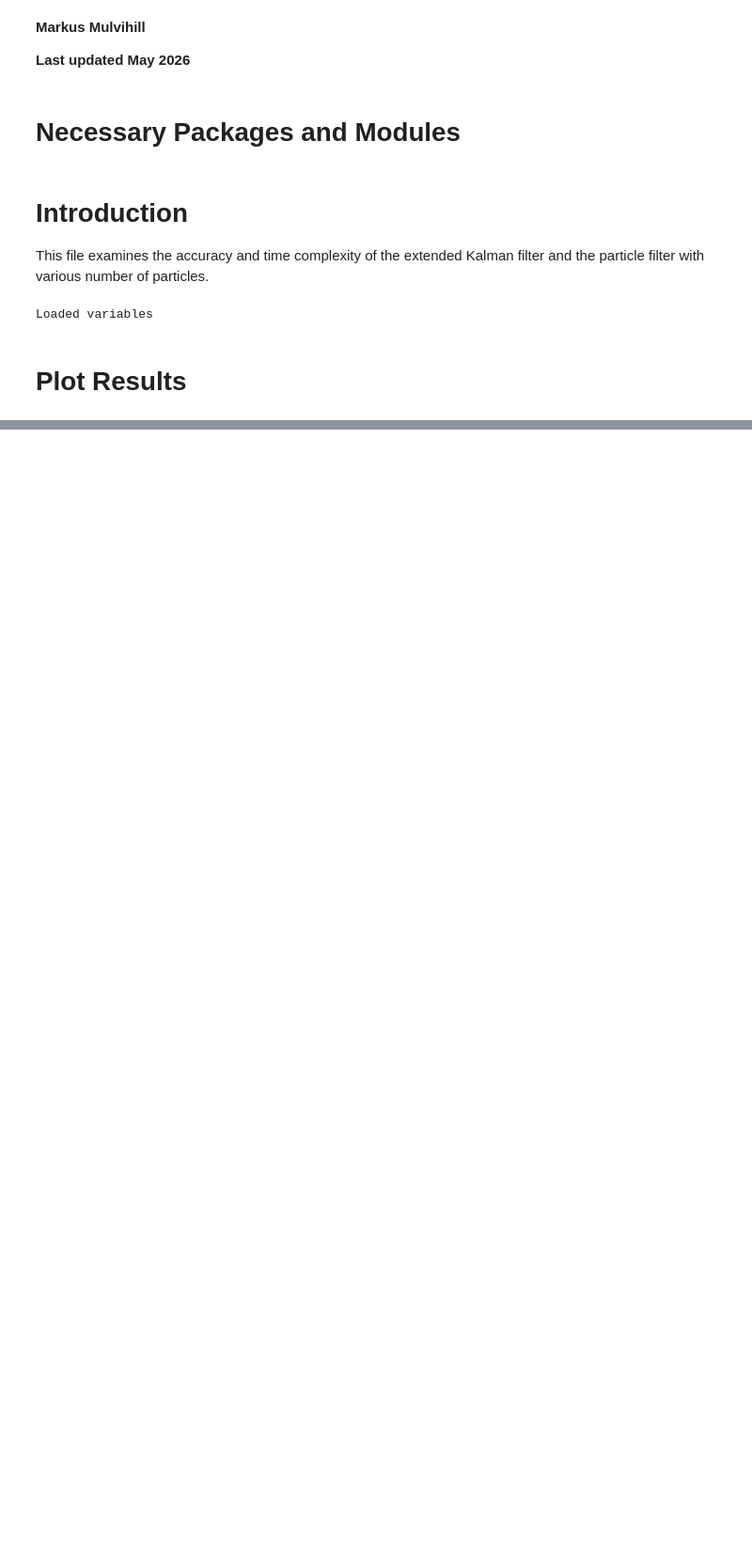
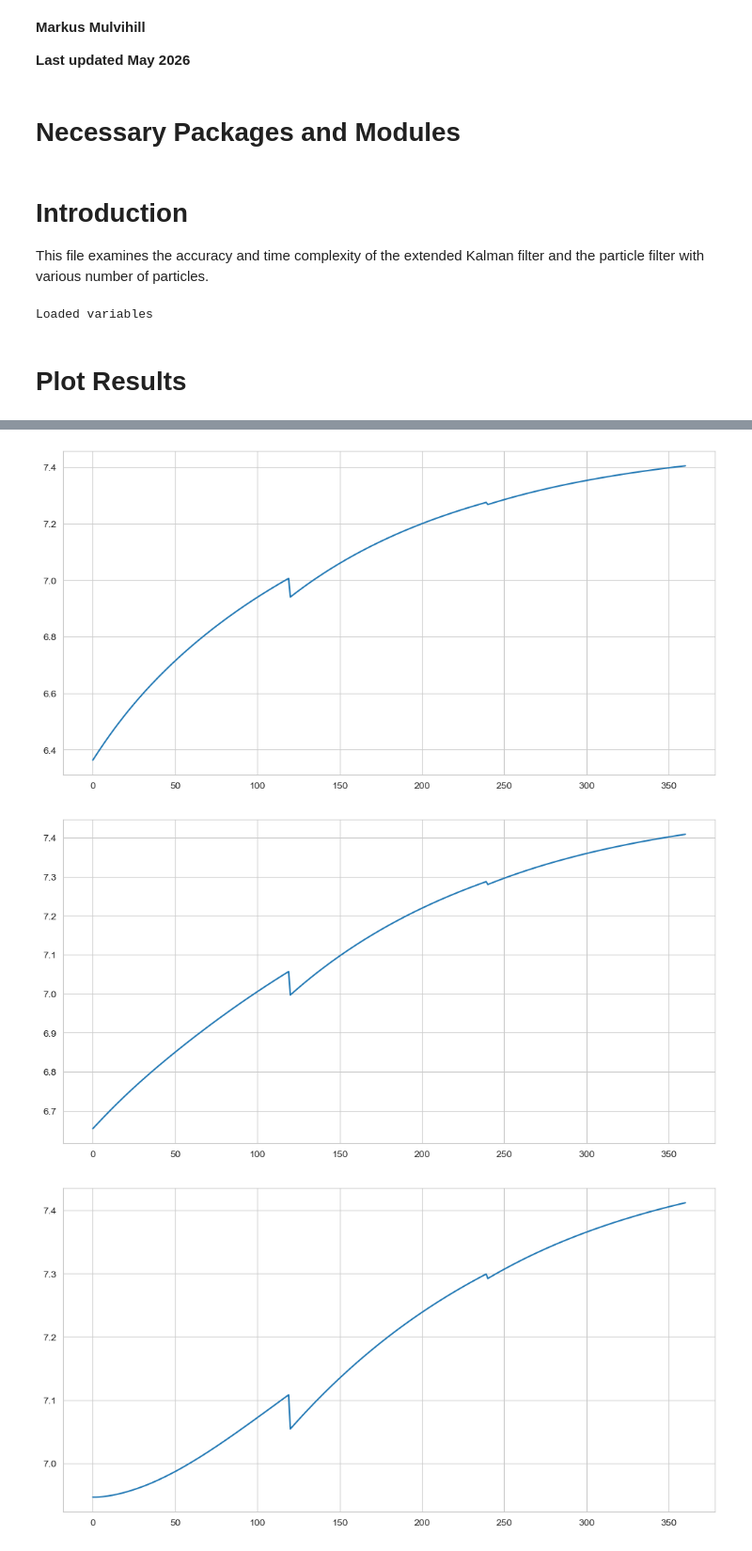
Before and after one commit to mlmulv/Thesis-Code, a Jupyter notebook: notebooks/03_Estimator_Comparison.ipynb, the cells around one changed output, grey strips where cells are left out. Shown at 94% size. Saved outputs shown, nothing was run; the diff lists cells and outputs as text; code cells hidden in the pictures; blank space fills up the shorter version.

```diff
--- a/notebooks/03_Estimator_Comparison.ipynb
+++ b/notebooks/03_Estimator_Comparison.ipynb
@@ -124,0 +124,8 @@ print(total_avg_err)
+# %%
+for i in range(num_deviations):
+    fig, ax = plt.subplots(figsize=(12,6))
+    ax.plot(G_ests[i,0,0,:])
+# %% [output]
+[figure, added]
+[figure, added]
+[figure, added]
```
Also changed, not shown: parts of 7 cells of this notebook, 6 other files.
